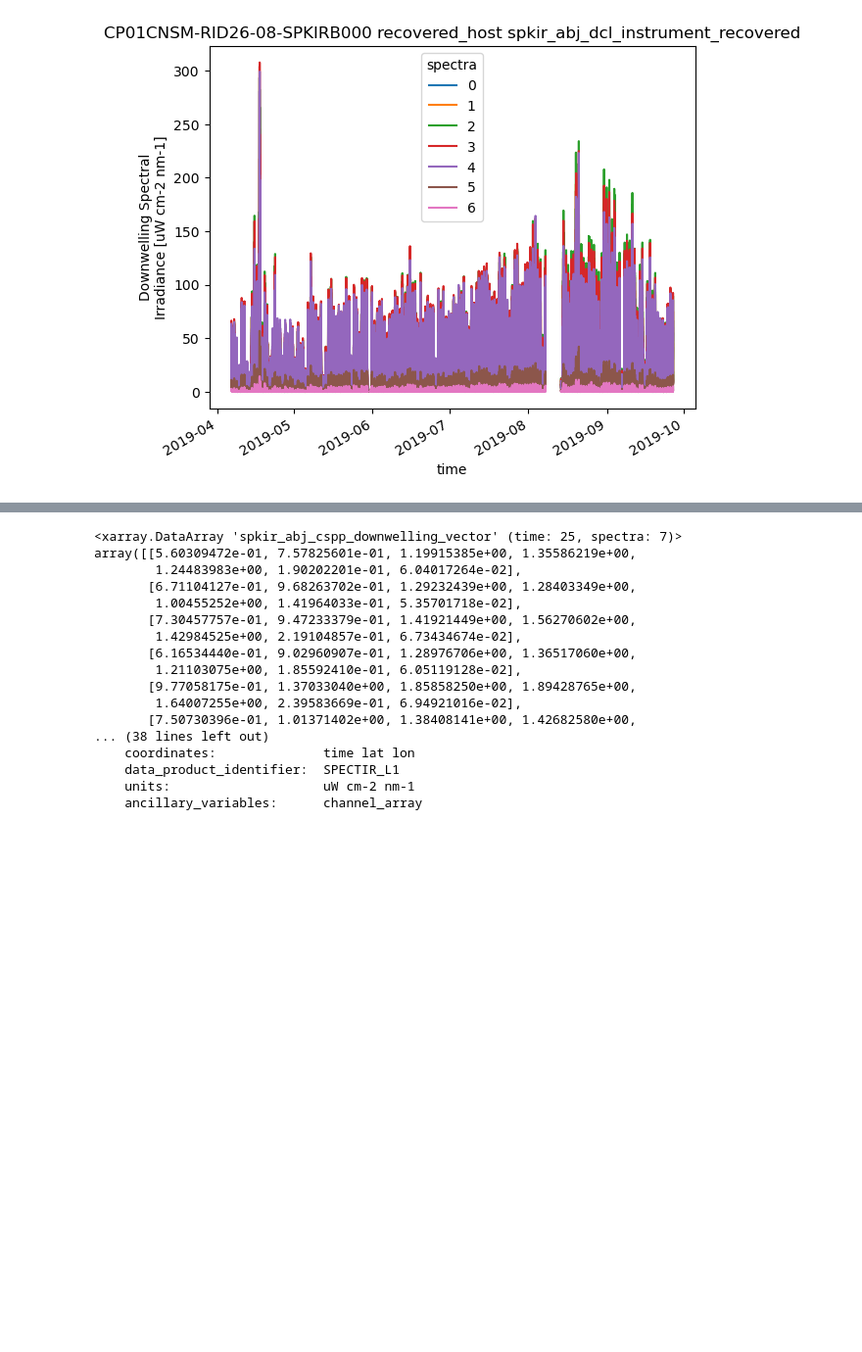
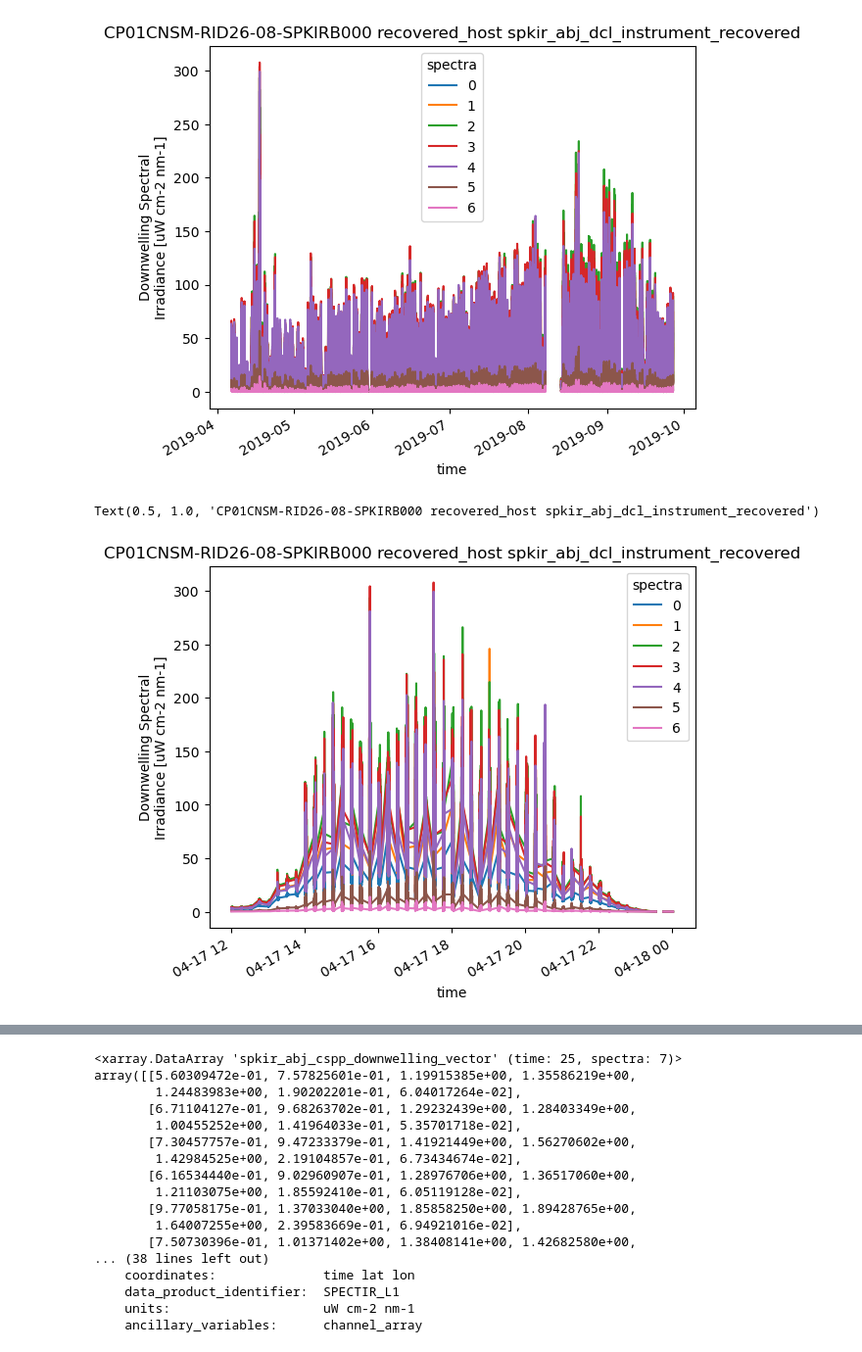
Before and after one commit to cooleyky/qartod_testing, a Jupyter notebook: notebooks/11-Deep-dive-CP01CNSM-RID26-08-SPKIRB000.ipynb, the cells around one changed output, grey strips where cells are left out. Shown at 98% size. Cells and saved outputs as stored; diff of their text form; code cells hidden in the pictures; blank space fills up the shorter version.

```diff
--- a/notebooks/11-Deep-dive-CP01CNSM-RID26-08-SPKIRB000.ipynb
+++ b/notebooks/11-Deep-dive-CP01CNSM-RID26-08-SPKIRB000.ipynb
@@ -157,3 +158,10 @@ plt.title(' '.join([refdes, method, stream]))
 # %% [output]
 Text(0.5, 1.0, 'CP01CNSM-RID26-08-SPKIRB000 recovered_host spkir_abj_dcl_instrument_recovered')
 [figure]
+# %%
+# plot a shorter time series around the peak near the begining of the deployment to see if it affects all channels
+spkir_full_time.spkir_abj_cspp_downwelling_vector.sel(time=slice('2019-04-17T12:00','2019-04-18T00:00')).plot.line(x="time", hue="spectra")
+plt.title(' '.join([refdes, method, stream]))
+# %% [output]
+Text(0.5, 1.0, 'CP01CNSM-RID26-08-SPKIRB000 recovered_host spkir_abj_dcl_instrument_recovered')
+[figure, added]
```
Also changed, not shown: parts of 8 cells of this notebook.
